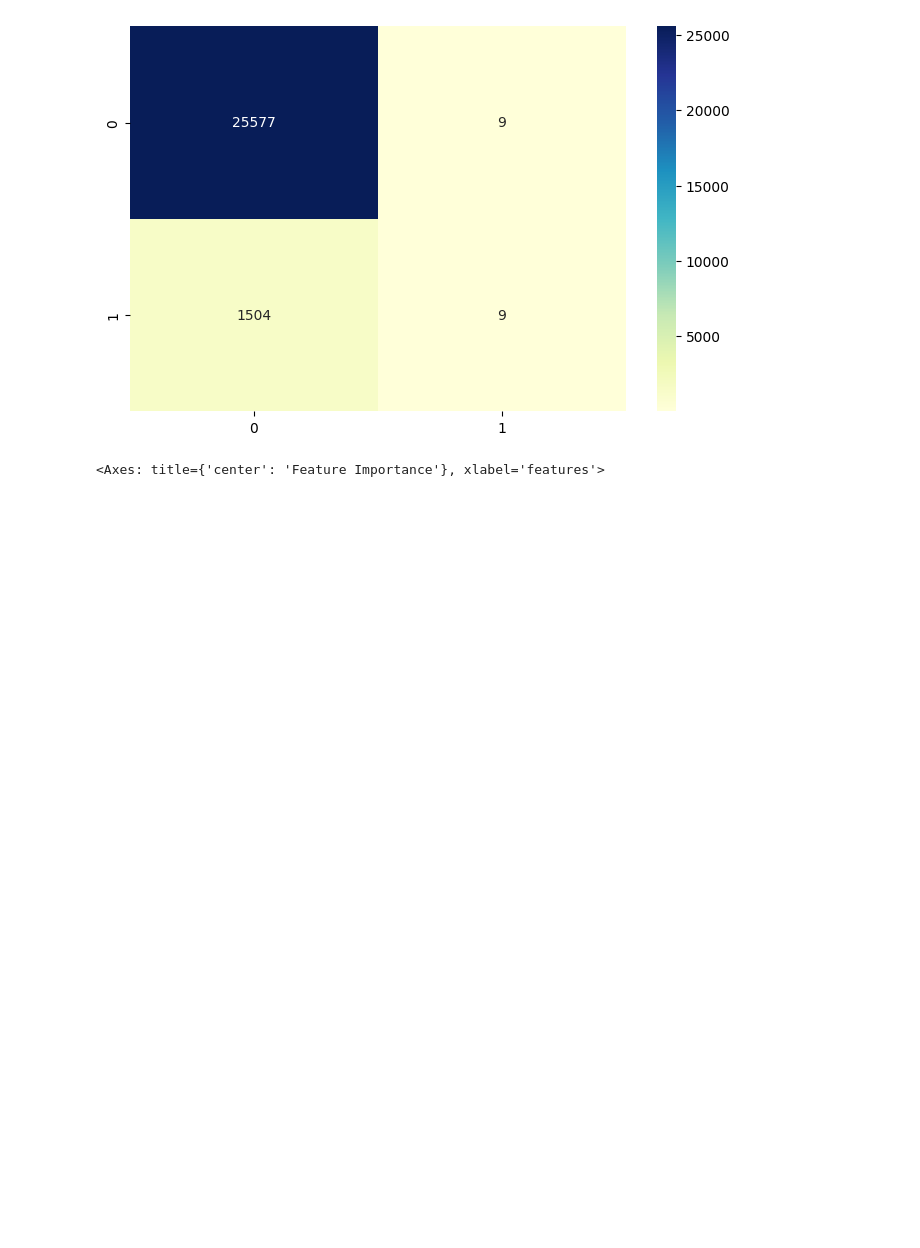
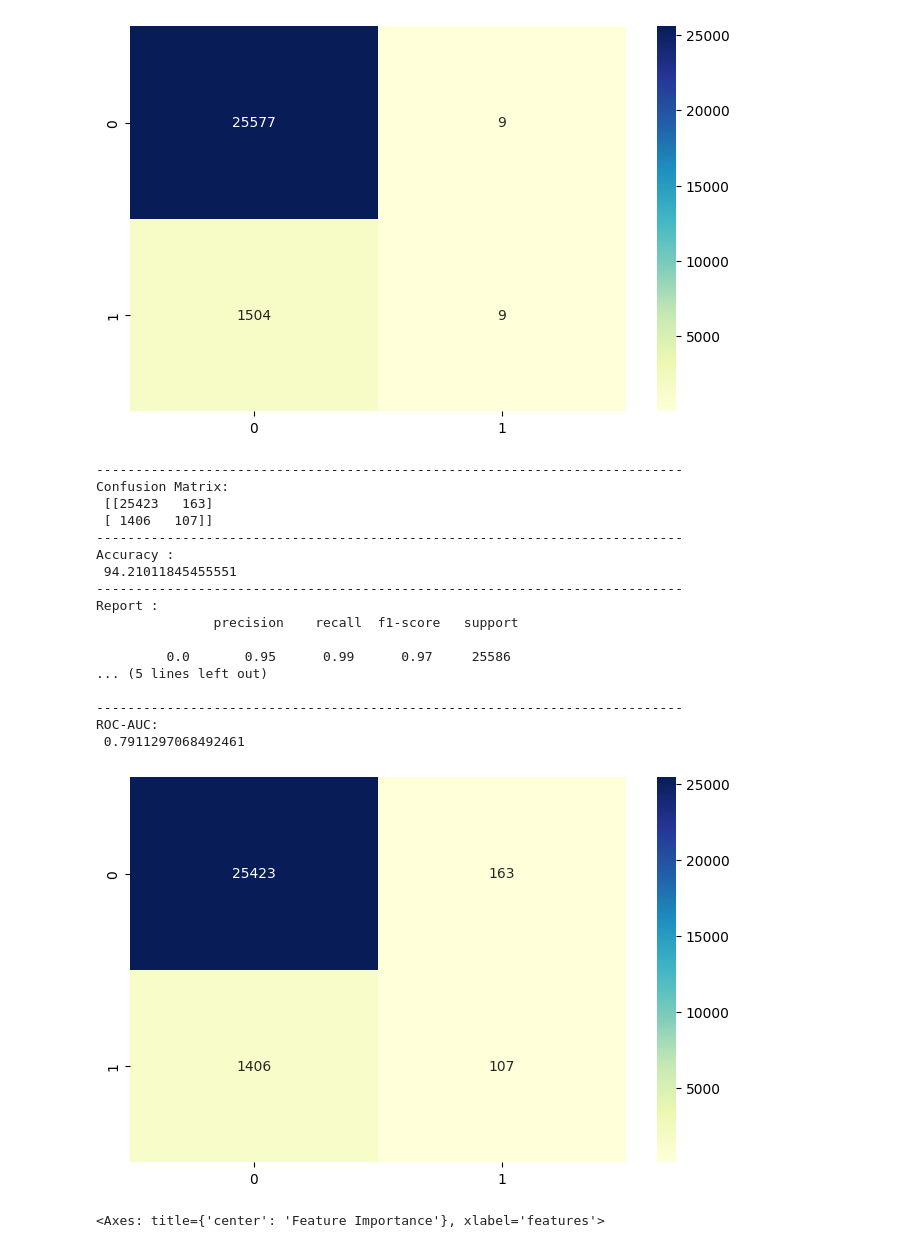
Before and after one commit to nikwilms/fraud-detection-electricity-gas-consumption, a Jupyter notebook: notebooks/grid_search_xgboost_smart_agg.ipynb, the cells around one changed output. Drawn from its saved outputs; the diff is of its cells as text; code cells hidden in the pictures; blank space fills up the shorter version.

```diff
--- a/notebooks/grid_search_xgboost_smart_agg.ipynb
+++ b/notebooks/grid_search_xgboost_smart_agg.ipynb
@@ -470,6 +487,31 @@ ROC-AUC:
  0.7911297068492461
 [figure]
 [figure]
+# %%
+threshold = 0.3
+pred_proba = best_boost.predict_proba(X_test)
+pred = best_boost.predict_proba(X_test)[:,1]>threshold
+print_evaluation_metrics(y_test, pred, pred_proba)
+plot_heatmap_confusion_matrix(y_test, pred)
+# %% [output]
+---------------------------------------------------------------------------
+Confusion Matrix:
+ [[25423   163]
+ [ 1406   107]]
+---------------------------------------------------------------------------
+Accuracy :
+ 94.21011845455551
+---------------------------------------------------------------------------
+Report :
+               precision    recall  f1-score   support
+
+         0.0       0.95      0.99      0.97     25586
+... (5 lines left out)
+
+---------------------------------------------------------------------------
+ROC-AUC:
+ 0.7911297068492461
+[figure, added]
 # %%
 best_boost.feature_importances_
 
```
Also changed, not shown: parts of 1 cell of this notebook, 3 other files.
